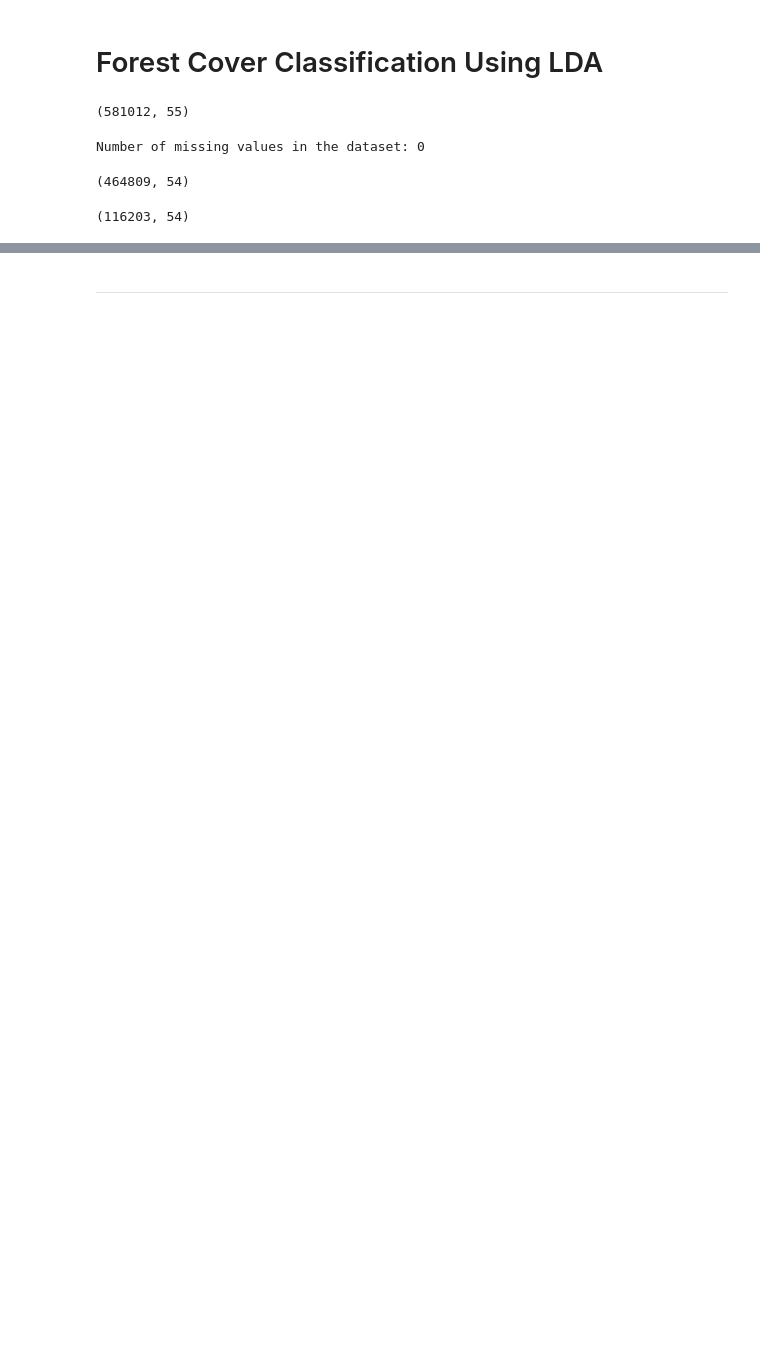
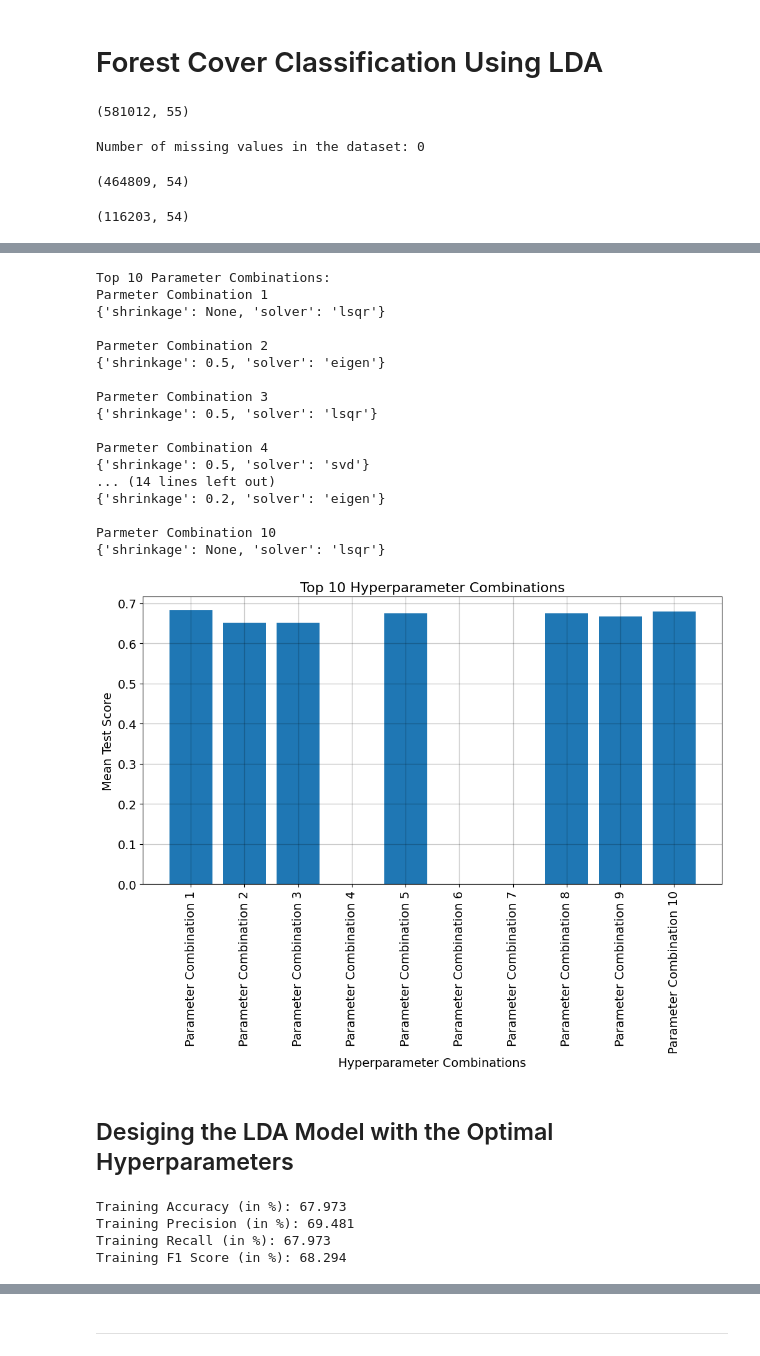
Before and after one commit to Mouleshwar3238/Forest_Cover_Classification, a Jupyter notebook: LDA_ForestCover.ipynb, the cells around one changed output, grey strips where cells are left out. Saved outputs shown, nothing was run; the diff lists cells and outputs as text; code cells hidden in the pictures; blank space fills up the shorter version.

```diff
--- a/LDA_ForestCover.ipynb
+++ b/LDA_ForestCover.ipynb
@@ -409,0 +146,48 @@ plt.show()
+# %%
+# Sorting by score
+sorted_indices = np.argsort(results['mean_test_score'])[::-1]
+sorted_scores = results['mean_test_score'].values[sorted_indices]
+sorted_params = results['params'].values[sorted_indices]
+
+top_params = [str(params) for params in sorted_params[:10]]
+param_lb = []
+for i in range(1,11):
+    param_lb.append('Parameter Combination ' + str(i))
+
+print('Top 10 Parameter Combinations:')
+for i in range(len(top_params)):
+    print('Parmeter Combination',i+1)
+    print(top_params[i])
+    print()
+
+# Plotting the top 10 parameter combinations
+plt.figure(figsize=(12, 6))
+plt.bar(range(10), sorted_scores[:10], align='center')
+plt.xticks(range(10), param_lb, rotation=90)
+plt.xlabel('Hyperparameter Combinations', color='black', fontsize=14)
+plt.ylabel('Mean Test Score', color='black', fontsize=14)
+plt.title('Top 10 Hyperparameter Combinations', color='black', fontsize=16)
+plt.tick_params(axis='both', which='major', labelsize=14)
+plt.grid(True, linewidth=1, color='black', alpha=0.2)
+plt.show()
+# %% [output]
+Top 10 Parameter Combinations:
+Parmeter Combination 1
+{'shrinkage': None, 'solver': 'lsqr'}
+
+Parmeter Combination 2
+{'shrinkage': 0.5, 'solver': 'eigen'}
+
+Parmeter Combination 3
+{'shrinkage': 0.5, 'solver': 'lsqr'}
+
+Parmeter Combination 4
+{'shrinkage': 0.5, 'solver': 'svd'}
+... (14 lines left out)
+{'shrinkage': 0.2, 'solver': 'eigen'}
+
+Parmeter Combination 10
+{'shrinkage': None, 'solver': 'lsqr'}
+[figure, added]
+# %% [markdown]
+## Desiging the LDA Model with the Optimal Hyperparameters
@@ -409,0 +200,16 @@ plt.show()
+# %%
+# Computing the performance metrics for the training subset
+train_accuracy = accuracy_score(y_train, y_train_pred)
+train_precision = precision_score(y_train, y_train_pred, average='weighted')
+train_recall = recall_score(y_train, y_train_pred, average='weighted')
+train_f1 = f1_score(y_train, y_train_pred, average='weighted')
+
+print("Training Accuracy (in %):",round(train_accuracy*100,3))
+print("Training Precision (in %):",round(train_precision*100,3))
+print("Training Recall (in %):",round(train_recall*100,3))
+print("Training F1 Score (in %):",round(train_f1*100,3))
+# %% [output]
+Training Accuracy (in %): 67.973
+Training Precision (in %): 69.481
+Training Recall (in %): 67.973
+Training F1 Score (in %): 68.294
```
Also changed, not shown: parts of 41 cells of this notebook.
